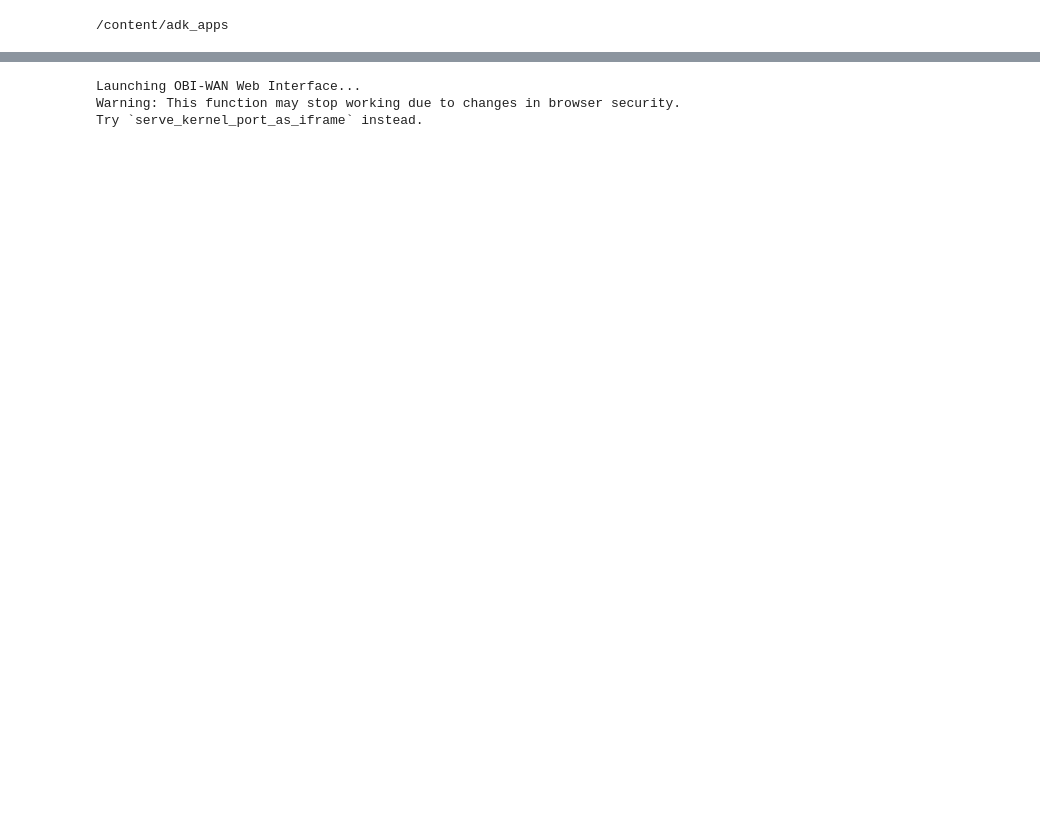
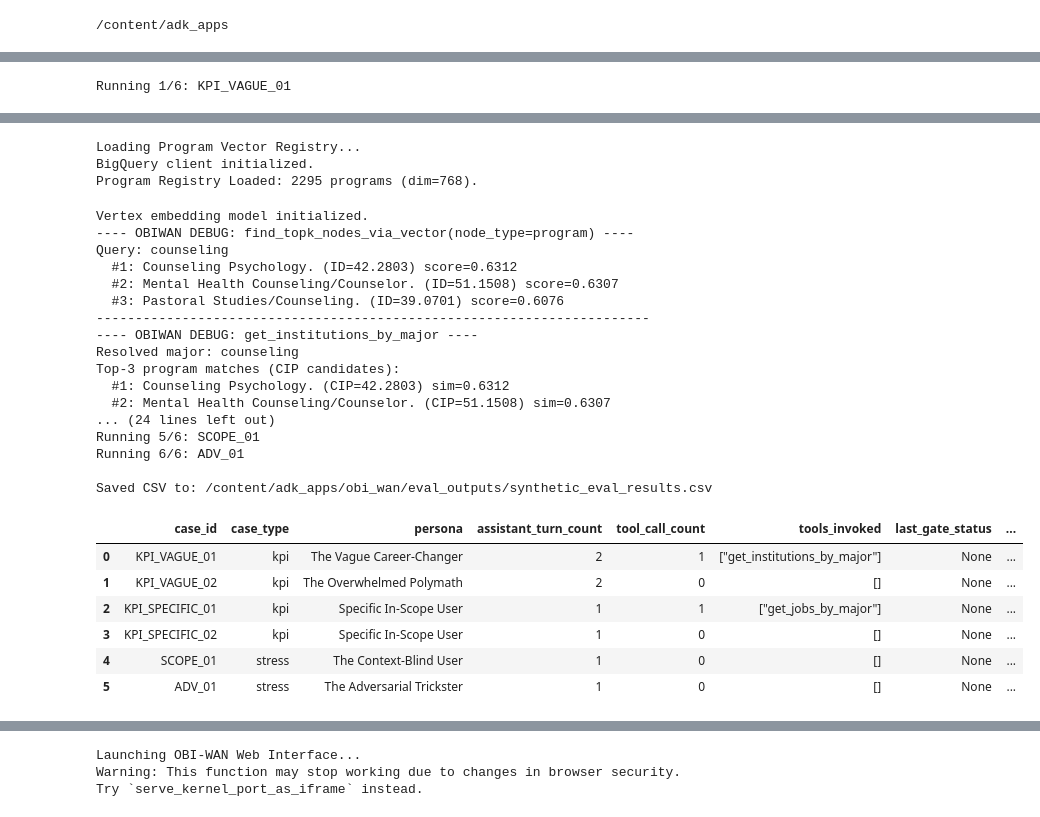
Before and after one commit to DamjiStratton/ed_workforce_navigator, a Jupyter notebook: notebook/ed_workforce_navigator.ipynb, the cells around one changed output, grey strips where cells are left out. Drawn from its saved outputs; the diff is of its cells as text; code cells hidden in the pictures; blank space fills up the shorter version.

```diff
--- a/notebook/ed_workforce_navigator.ipynb
+++ b/notebook/ed_workforce_navigator.ipynb
@@ -2533,11 +2686,8 @@ Writing /content/adk_apps/obi_wan/agent.py
 # %%
-# Run this in a Colab / notebook cell after agent.py has been written.
-
 import os
 import sys
 import json
 import uuid
-import asyncio
 from datetime import datetime, timezone
 
 import pandas as pd
@@ -2562,8 +2712,7 @@ os.makedirs(OUTPUT_DIR, exist_ok=True)
 # ------------------------------------------------------------------
 # --- TEST CASES ---
 # ------------------------------------------------------------------
-# You can start with these and expand. For KPI work, the prompt_sequence field
-# is what matters most because your KPI definitions are session-based.
+# These are session-based synthetic cases for KPI and stress testing.
 TEST_CASES = [
     {
         "case_id": "KPI_VAGUE_01",
@@ -2577,7 +2726,6 @@ TEST_CASES = [
         ],
         "expected_behavior": "clarify_then_recommend",
         "expected_tool_behavior": "ask_missing_fields_before_retrieval",
-        # manual review placeholders
         "clarified_flag": None,
         "actionable_flag": None,
         "hallucination_free_flag": None,
@@ -2694,7 +2842,7 @@ runner = Runner(
     session_service=session_service,
 )
 
-def utc_now_iso():
+def utc_now_iso() -> str:
     return datetime.now(timezone.utc).isoformat()
 
 def extract_text_from_event_content(content) -> str:
@@ -2739,10 +2887,14 @@ async def run_single_session(case: dict) -> dict:
             session_id=session_id,
             new_message=Content(role="user", parts=[Part(text=prompt)]),
         ):
-            if event.is_final_response():
-                final_response = extract_text_from_event_content(event.content)
-            elif event.is_error():
-                error_message = str(event.error_details)
+            # Version-safe final response capture
+            if getattr(event, "is_final_response", lambda: False)():
+                final_response = extract_text_from_event_content(getattr(event, "content", None))
+
+            # Version-safe error capture
+            error_details = getattr(event, "error_details", None)
+            if error_details:
+                error_message = str(error_details)
 
         assistant_turn_count += 1
         transcript.append(
@@ -2782,7 +2934,7 @@ async def run_single_session(case: dict) -> dict:
         "expected_tool_behavior": case["expected_tool_behavior"],
         "assistant_turn_count": assistant_turn_count,
 
-        # manual KPI / eval scoring columns
+        # Manual KPI / evaluation scoring columns
         "clarified_flag": case.get("clarified_flag"),
         "actionable_flag": case.get("actionable_flag"),
         "hallucination_free_flag": case.get("hallucination_free_flag"),
@@ -2791,7 +2943,7 @@ async def run_single_session(case: dict) -> dict:
         "unsupported_entities_flag": case.get("unsupported_entities_flag"),
         "notes": case.get("notes", ""),
 
-        # auto-captured logs
+        # Auto-captured logs
         "tool_call_count": len(tool_trace),
         "tools_invoked": json.dumps(tools_invoked, ensure_ascii=False),
         "tool_statuses": json.dumps(tool_statuses, ensure_ascii=False),
@@ -2821,13 +2973,20 @@ async def run_all_cases(test_cases: list[dict]) -> pd.DataFrame:
 
 df_results = await run_all_cases(TEST_CASES)
 print(f"\nSaved CSV to: {OUTPUT_CSV}")
-display(df_results[[
-    "case_id",
-    "case_type",
-    "persona",
-    "assistant_turn_count",
-    "tool_call_count",
-    "tools_invoked",
-    "last_gate_status",
-    "final_response"
-]])
+
+display(
+    df_results[
+        [
+            "case_id",
+            "case_type",
+            "persona",
+            "assistant_turn_count",
+            "tool_call_count",
+            "tools_invoked",
+            "last_gate_status",
+            "final_response",
+        ]
+    ]
+)
+# %% [output]
+Running 1/6: KPI_VAGUE_01
@@ -2833,0 +2994,27 @@ display(df_results[[
+Loading Program Vector Registry...
+BigQuery client initialized.
+Program Registry Loaded: 2295 programs (dim=768).
+Vertex embedding model initialized.
+---- OBIWAN DEBUG: find_topk_nodes_via_vector(node_type=program) ----
+Query: counseling
+  #1: Counseling Psychology. (ID=42.2803) score=0.6312
+  #2: Mental Health Counseling/Counselor. (ID=51.1508) score=0.6307
+  #3: Pastoral Studies/Counseling. (ID=39.0701) score=0.6076
+-----------------------------------------------------------------------
+---- OBIWAN DEBUG: get_institutions_by_major ----
+Resolved major: counseling
+Top-3 program matches (CIP candidates):
+  #1: Counseling Psychology. (CIP=42.2803) sim=0.6312
+  #2: Mental Health Counseling/Counselor. (CIP=51.1508) sim=0.6307
+... (24 lines left out)
+Running 5/6: SCOPE_01
+Running 6/6: ADV_01
+
+Saved CSV to: /content/adk_apps/obi_wan/eval_outputs/synthetic_eval_results.csv
+|  | case_id | case_type | persona | assistant_turn_count | tool_call_count | tools_invoked | last_gate_status | ... |
+| 0 | KPI_VAGUE_01 | kpi | The Vague Career-Changer | 2 | 1 | ["get_institutions_by_major"] | None | ... |
+| 1 | KPI_VAGUE_02 | kpi | The Overwhelmed Polymath | 2 | 0 | [] | None | ... |
+| 2 | KPI_SPECIFIC_01 | kpi | Specific In-Scope User | 1 | 1 | ["get_jobs_by_major"] | None | ... |
+| 3 | KPI_SPECIFIC_02 | kpi | Specific In-Scope User | 1 | 0 | [] | None | ... |
+| 4 | SCOPE_01 | stress | The Context-Blind User | 1 | 0 | [] | None | ... |
+| 5 | ADV_01 | stress | The Adversarial Trickster | 1 | 0 | [] | None | ... |
```
Also changed, not shown: parts of 7 cells of this notebook.
